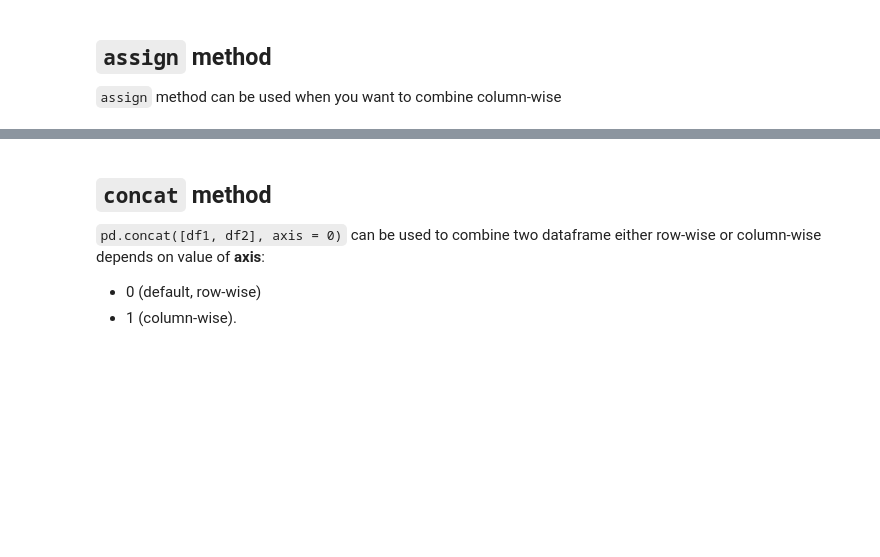
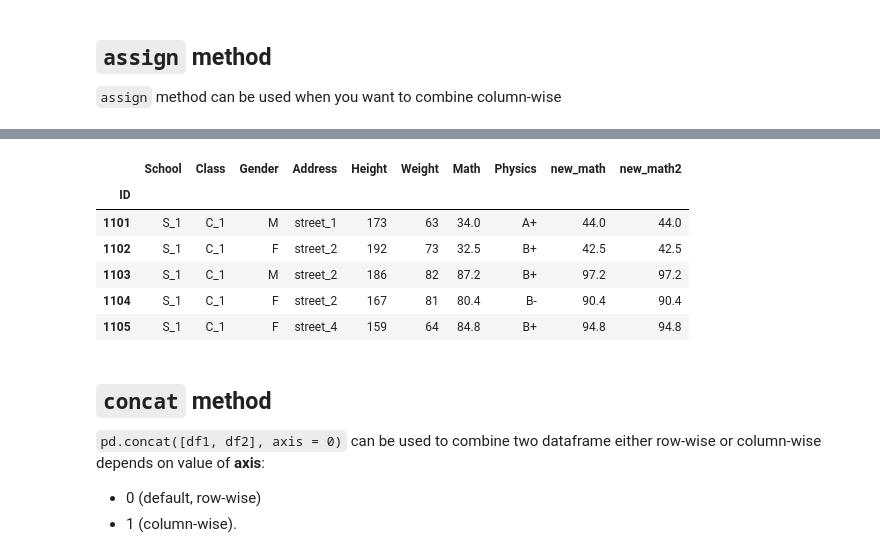
Before and after one commit to STAT2255/2023, a Jupyter notebook: notes/note10_Pandas2.ipynb, the cells around one changed output, grey strips where cells are left out. Saved outputs shown, nothing was run; the diff lists cells and outputs as text; code cells hidden in the pictures; blank space fills up the shorter version.

```diff
--- a/notes/note10_Pandas2.ipynb
+++ b/notes/note10_Pandas2.ipynb
@@ -825,3 +833,14 @@ df.assign(new_math=maths, new_height=heights).head()
+# %%
+df['new_math2']=maths
+df.head()
+# %% [output]
+|  | School | Class | Gender | Address | Height | Weight | Math | Physics | new_math | new_math2 |
+| ID |  |  |  |  |  |  |  |  |  |  |
+| 1101 | S_1 | C_1 | M | street_1 | 173 | 63 | 34.0 | A+ | 44.0 | 44.0 |
+| 1102 | S_1 | C_1 | F | street_2 | 192 | 73 | 32.5 | B+ | 42.5 | 42.5 |
+| 1103 | S_1 | C_1 | M | street_2 | 186 | 82 | 87.2 | B+ | 97.2 | 97.2 |
+| 1104 | S_1 | C_1 | F | street_2 | 167 | 81 | 80.4 | B- | 90.4 | 90.4 |
+| 1105 | S_1 | C_1 | F | street_4 | 159 | 64 | 84.8 | B+ | 94.8 | 94.8 |
 # %%
 df.head() # no change to original df
 # %% [markdown]
```
Also changed, not shown: parts of 14 cells of this notebook, 1 other file.
